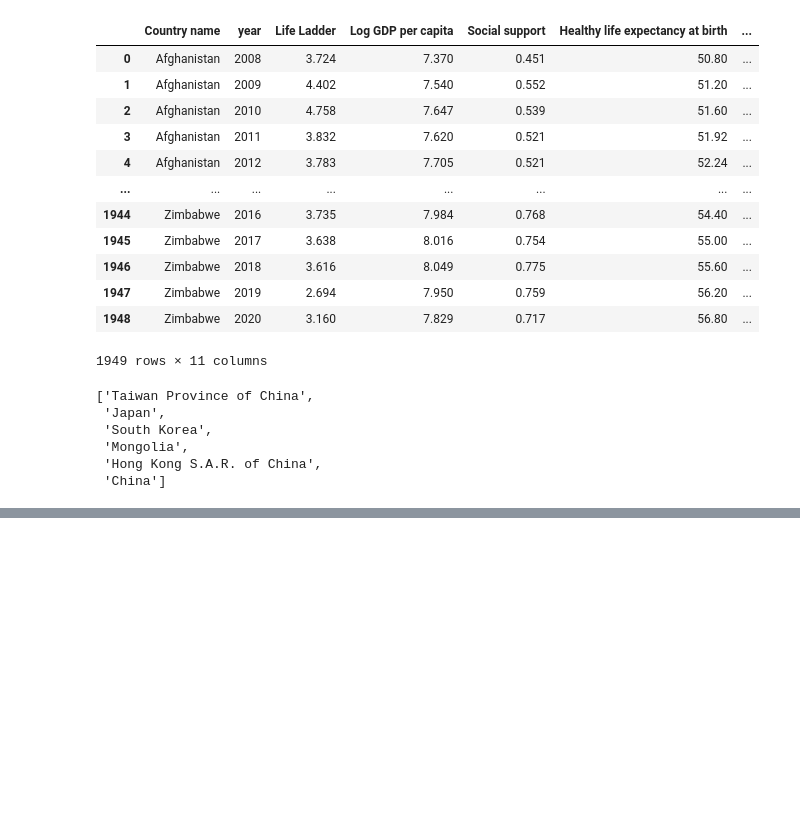
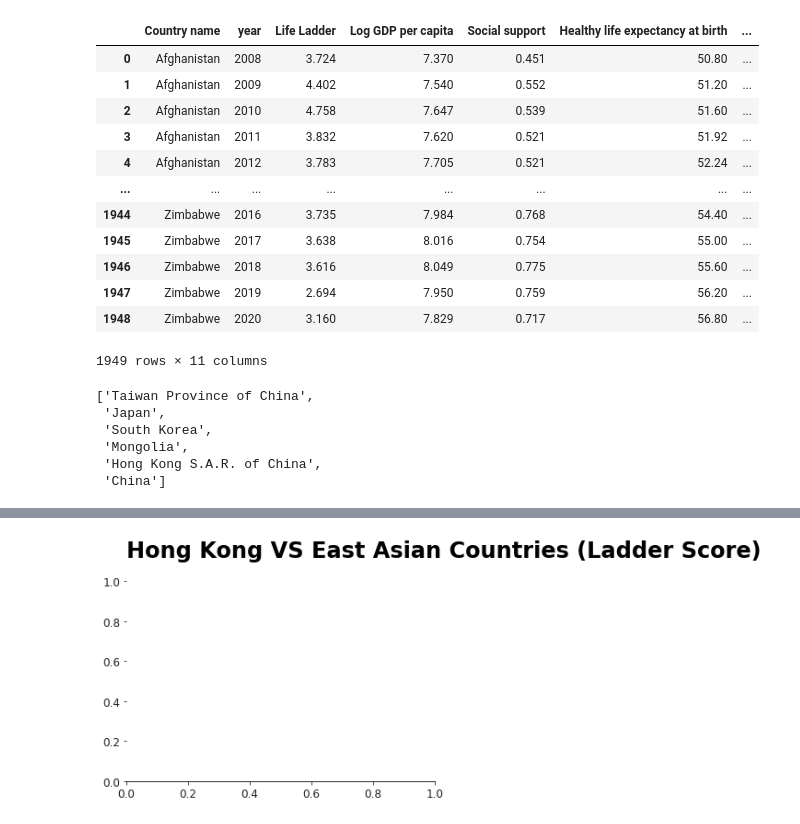
Before and after one commit to joeyfungsy/HongKong_Happiness, a Jupyter notebook: Hong Kong Happiness Report 2021.ipynb, the cells around one changed output, grey strips where cells are left out. Drawn from its saved outputs; the diff is of its cells as text; code cells hidden in the pictures; blank space fills up the shorter version.

```diff
--- a/Hong Kong Happiness Report 2021.ipynb
+++ b/Hong Kong Happiness Report 2021.ipynb
@@ -86,0 +225,6 @@ east_asia_bottom
+# %%
+plt.text(s="Hong Kong VS East Asian Countries (Ladder Score)", ha='left', x=xmin, y=ymax*1.12, fontsize=24, fontweight='bold')
+#plt.tight_layout()
+plt.show()
+# %% [output]
+[figure, added]
```
Also changed, not shown: parts of 18 cells of this notebook, 1 other file.
